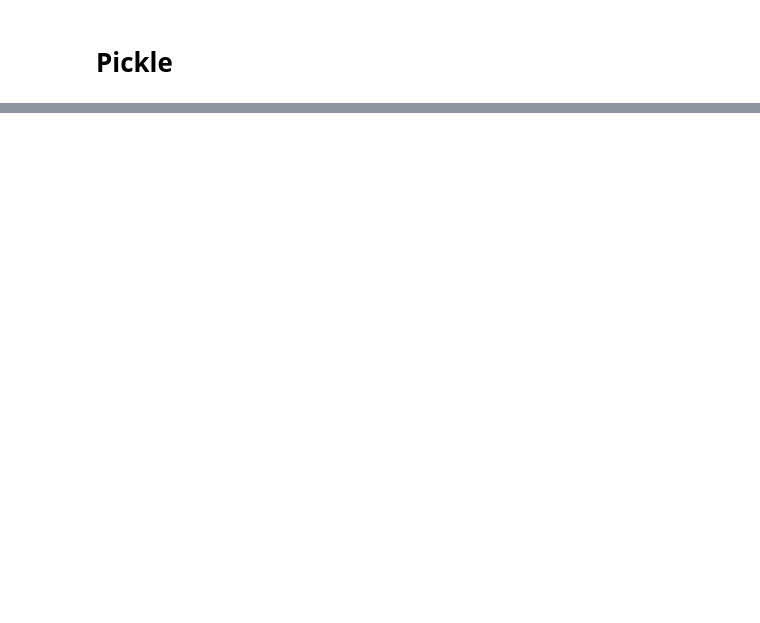
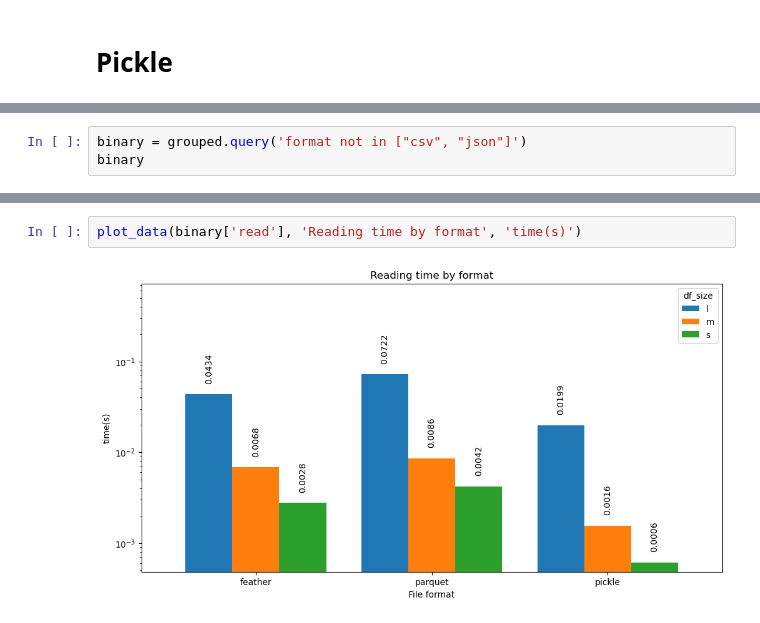
Before and after one commit to Fful/pyprog-course-WA, a Jupyter notebook: benchmarks.ipynb, the cells around one changed output, grey strips where cells are left out. Cells and saved outputs as stored; diff of their text form; blank space fills up the shorter version.

```diff
--- a/benchmarks.ipynb
+++ b/benchmarks.ipynb
@@ -216,0 +399,3 @@ metadata is saved
+# %%
+binary = grouped.query('format not in ["csv", "json"]')
+binary
@@ -216,0 +435,4 @@ metadata is saved
+# %%
+plot_data(binary['read'], 'Reading time by format', 'time(s)')
+# %% [output]
+[figure, added]
```
Also changed, not shown: parts of 36 cells of this notebook, 1 other file.
